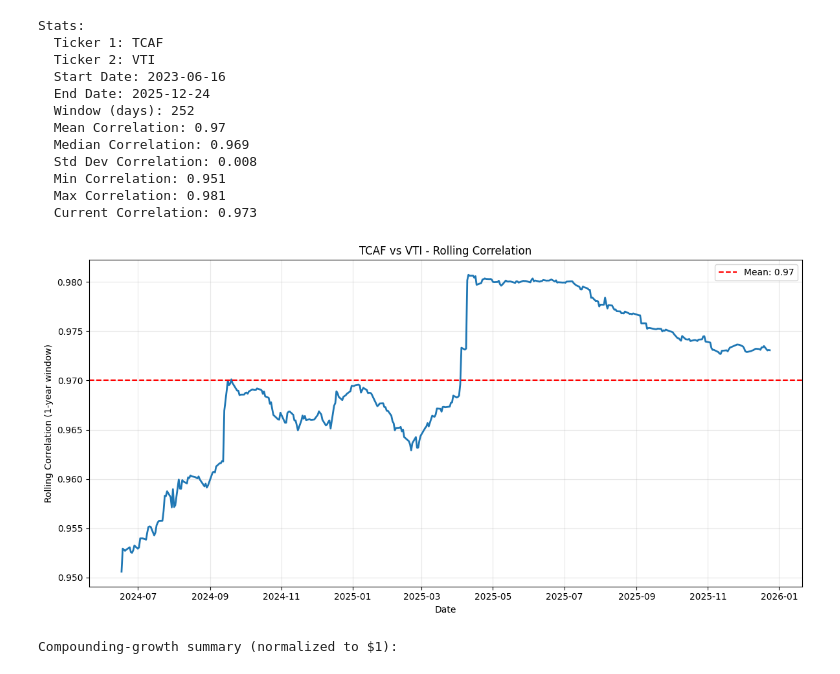
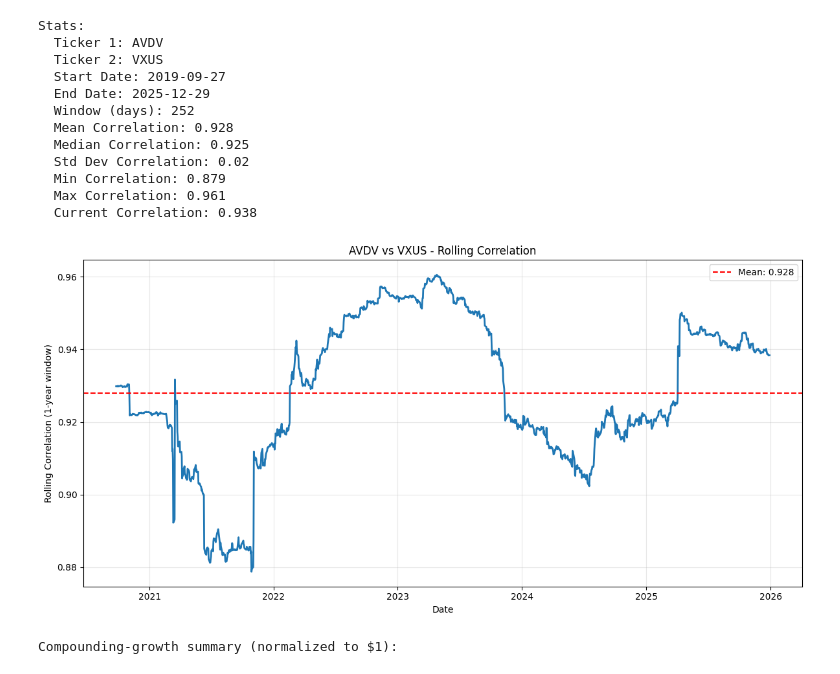
Before and after one commit to sacrom-wongbe/compounding-focus-finance-tooling, a Jupyter notebook: Correlator.ipynb, the cells around one changed output. Saved outputs shown, nothing was run; the diff lists cells and outputs as text; code cells hidden in the pictures.

```diff
--- a/Correlator.ipynb
+++ b/Correlator.ipynb
@@ -86,38 +86,38 @@ def rolling_correlation_2ticker(
     }
 # %%
 # Rolling correlation between two stocks
-result = rolling_correlation_2ticker("TCAF", "VTI", start_date="2000-01-01", end_date=None, window_days=252)
+result = rolling_correlation_2ticker("AVDV", "VXUS", start_date="2000-01-01", end_date=None, window_days=252)
 print("Stats:")
 for key, value in result["stats"].items():
     print(f"  {key}: {value}")
 
 # Plot rolling correlation over time
 rolling_corr_series = result["rolling_correlation"]
 import matplotlib.pyplot as plt
 plt.figure(figsize=(12, 6))
 plt.plot(rolling_corr_series.index, rolling_corr_series.values, linewidth=2)
 plt.axhline(y=result["stats"]["Mean Correlation"], color='r', linestyle='--', label=f"Mean: {result['stats']['Mean Correlation']}")
 plt.xlabel("Date")
 plt.ylabel("Rolling Correlation (1-year window)")
 plt.title(f"{result['stats']['Ticker 1']} vs {result['stats']['Ticker 2']} - Rolling Correlation")
 plt.legend()
 plt.grid(True, alpha=0.3)
 plt.tight_layout()
 plt.show()
 # %% [output]
 Stats:
-  Ticker 1: TCAF
-  Ticker 2: VTI
-  Start Date: 2023-06-16
-  End Date: 2025-12-24
+  Ticker 1: AVDV
+  Ticker 2: VXUS
+  Start Date: 2019-09-27
+  End Date: 2025-12-29
   Window (days): 252
-  Mean Correlation: 0.97
-  Median Correlation: 0.969
-  Std Dev Correlation: 0.008
-  Min Correlation: 0.951
-  Max Correlation: 0.981
-  Current Correlation: 0.973
+  Mean Correlation: 0.928
+  Median Correlation: 0.925
+  Std Dev Correlation: 0.02
+  Min Correlation: 0.879
+  Max Correlation: 0.961
+  Current Correlation: 0.938
-[figure, old version]
+[figure, new version]
 # %%
 # If needed (run once): !pip install yfinance pandas matplotlib
 
```
Also changed, not shown: parts of 1 cell of this notebook, 4 other files.
